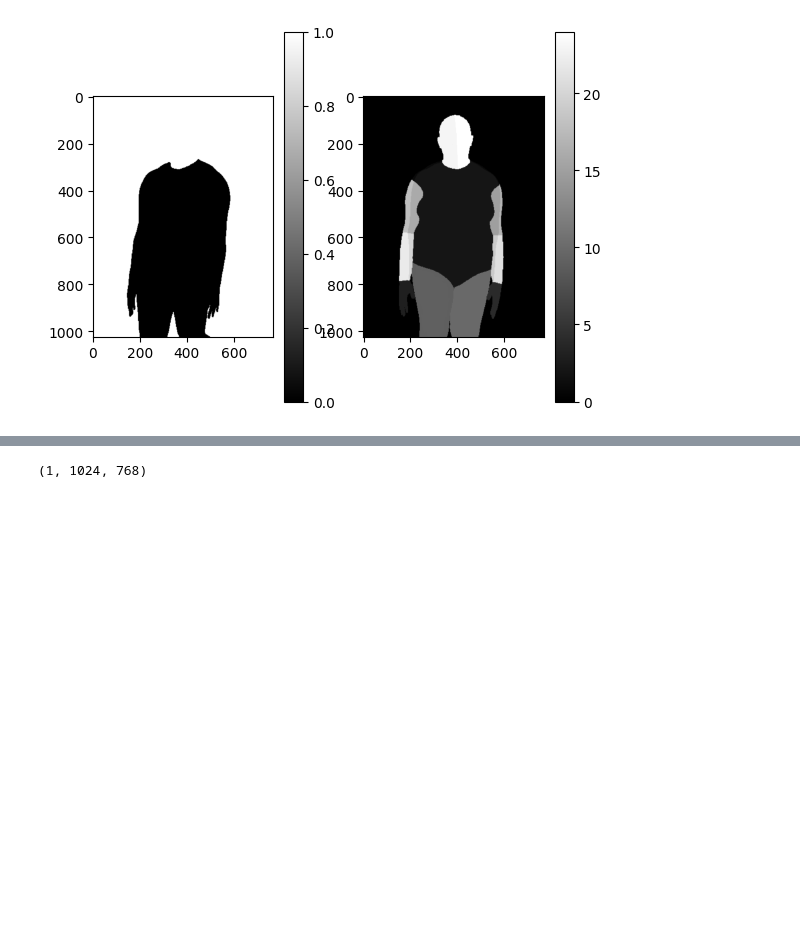
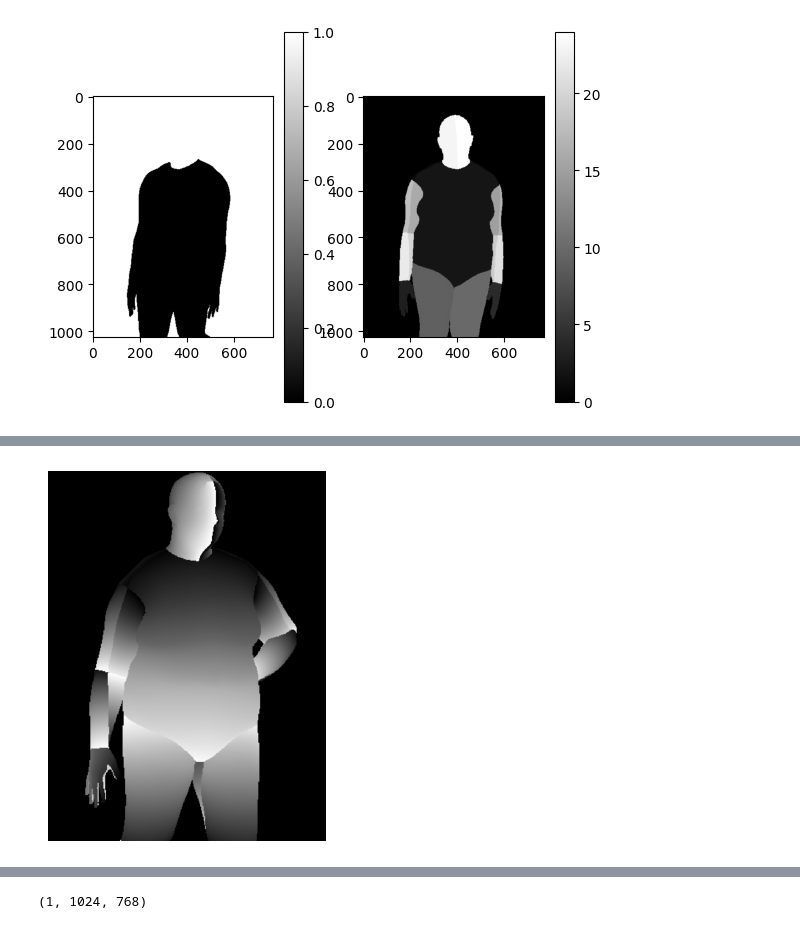
Before and after one commit to Sihui-Ji-10-9/DisCo10.9, a Jupyter notebook: tsv_example/cor.ipynb, the cells around one changed output, grey strips where cells are left out. Saved outputs shown, nothing was run; the diff lists cells and outputs as text; code cells hidden in the pictures; blank space fills up the shorter version.

```diff
--- a/tsv_example/cor.ipynb
+++ b/tsv_example/cor.ipynb
@@ -88,3 +88,93 @@ plt.show()
 # %% [output]
 (1, 1024, 768)
 [figure]
+# %%
+from torchvision import transforms
+import os
+import torch
+import torch.nn.functional as F
+import numpy as np
+import numpy as np
+import matplotlib.pyplot as plt
+# /home/nfs/jsh/HOME/VITON-hd-resized/try2.0/densepose_big/00069_00 copy 2.jpg.npy
+# dp_path0 = '/HOME/HOME/jisihui/VITON-hd-resized/try/densepose/00006_00.jpg.npy'
+dp_path0 = '/home/nfs/jsh/HOME/VITON-hd-resized/try2.0/densepose_big/00069_00 copy 2.jpg.npy'
+# dp_path1 = '/HOME/HOME/jisihui/VITON-hd-resized/try/densepose/00008_00.jpg.npy'
+dp_path1 = '/home/nfs/jsh/HOME/VITON-hd-resized/try2.0/densepose_big/00069_00 copy 9.jpg.npy'
+
+# dp_path = '/home/nfs/jsh/HierarchicalProbabilistic3DHuman/output/my2/range/iuv_0.npy'
+# dp_i_path0 = '/HOME/HOME/jisihui/VITON-hd-resized/try/densepose_i/00006_00.jpg.npy'
+dp_i_path0 = '/home/nfs/jsh/HOME/VITON-hd-resized/try2.0/densepose_i_big/00069_00 copy 2.jpg.npy'
+# dp_i_path1 = '/HOME/HOME/jisihui/VITON-hd-resized/try/densepose_i/00008_00.jpg.npy'
+dp_i_path1 = '/home/nfs/jsh/HOME/VITON-hd-resized/try2.0/densepose_i_big/00069_00 copy 9.jpg.npy'
+
+
+data1_uv = np.load(dp_path1).reshape(2,1024,768)
+data1_i = np.load(dp_i_path1)
+
+data1 = np.concatenate([data1_uv,data1_i],axis=0)
+
+data0_uv = np.load(dp_path0).reshape(2,1024,768)
+data0_i = np.load(dp_i_path0)
+
+data0 = np.concatenate([data0_uv,data0_i],axis=0)
+print(data0_uv.shape)
+
+
+# 绘制图像
+# print(data0_i[0].max())
+
+plt.imshow(data0_uv[0], cmap='gray')
+plt.axis('off')
+plt.savefig('image1.png')
+# 添加颜色条
+# plt.colorbar()
+
+
+# 显示坐标为[94.0, 353.0]的点为红色圆圈
+
+# circle = plt.Circle((420.0, 148.0), radius=5, color='red', fill=False)
+# plt.gca().add_patch(circle)
+
+# # 显示坐标为[94.0, 353.0]的点为红色圆圈
+# circle = plt.Circle((340.0, 103.0), radius=5, color='red', fill=False)
+# plt.gca().add_patch(circle)
+
+# 绘制图像
+plt.imshow(data1_uv[0], cmap='gray')
+plt.axis('off')
+plt.savefig('image2.png')
+# 添加颜色条
+# plt.colorbar()
+
+# # 定义要显示的点的坐标
+# points = [[104, 405], [104, 406], [104, 407],[104, 408]]
+
+# # 循环创建并显示圆圈
+# for point in points:
+#     circle = plt.Circle((point[1], point[0]), radius=5, color='red', fill=False)
+#     plt.gca().add_patch(circle)
+# # 不显示坐标轴
+# plt.axis('off')
+plt.show()
+
+# plt.subplot(1,2,1)
+# # 绘制图像
+# plt.imshow(data0_uv[0], cmap='gray')
+# # 添加颜色条
+# plt.colorbar()
+
+# plt.subplot(1,2,2)
+# # 绘制图像
+# plt.imshow(data1_uv[0], cmap='gray')
+# # 添加颜色条
+# plt.colorbar()
+# # 不显示坐标轴
+# plt.axis('off')
+# plt.show()
+
+# print(np.sum(data1_i==0))
+# print(np.sum(data1_uv[0]==0))
+# print(np.sum(data0_i!=0))
+# print(np.sum(data0_uv[0]!=0))
+# %% [output]
@@ -91,3 +182,4 @@ plt.show()
+[figure, added]
 # %%
 from torchvision import transforms
 import os
```
Also changed, not shown: parts of 9 cells of this notebook, 17 other files.
